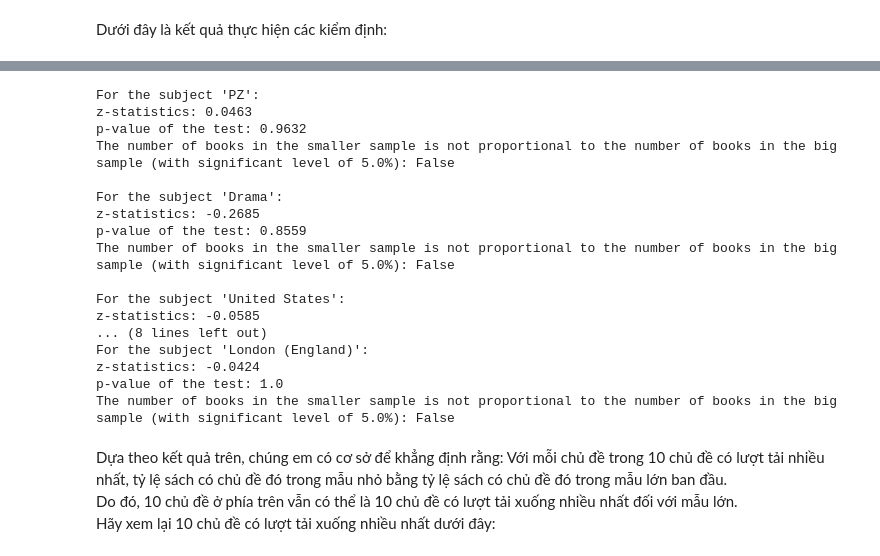
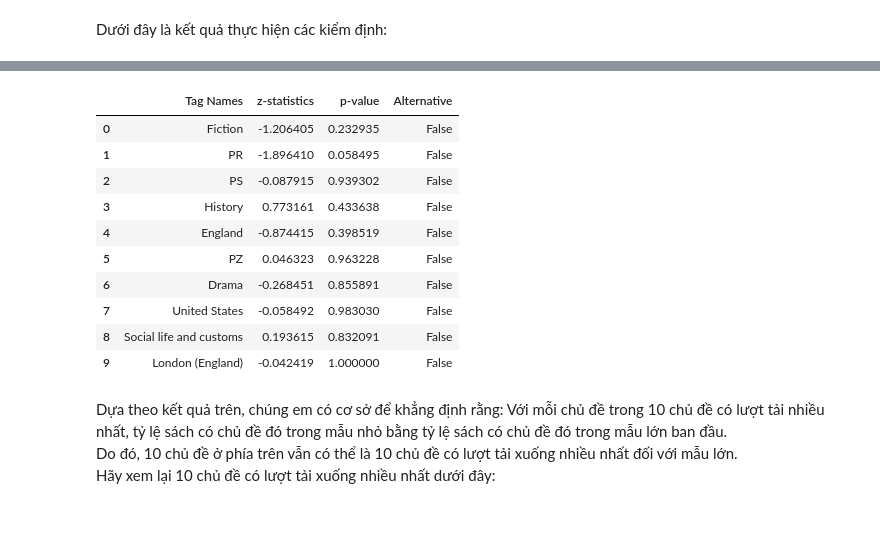
Before and after one commit to TempWiz/I2DS---Final-Project-Book-Recommandation-System, a Jupyter notebook: I2DS_22120295_HMQuang.ipynb, the cells around one changed output, grey strips where cells are left out. Saved outputs shown, nothing was run; the diff lists cells and outputs as text; code cells hidden in the pictures; blank space fills up the shorter version.

```diff
--- a/I2DS_22120295_HMQuang.ipynb
+++ b/I2DS_22120295_HMQuang.ipynb
@@ -414,3 +432,14 @@ for subject in top_10_subjects:
                                         population_prop[-1], 'two-sided'))
 # %% [markdown]
 Dưới đây là kết quả thực hiện các kiểm định:
+# %%
+z_stats = [0] * 10
+
+for i in range(5):
+    z_stats[i] = (test_results[i].statistic - population_prop[i]
+               ) * np.sqrt(len(sample)) / np.sqrt(population_prop[i] * (1 - population_prop[i]))
+    print(f'For the subject \'{top_10_subjects[i]}\':')
+    print(f'z-statistics: {round(z_stats[i], 4)}')
+    print(f'p-value: {round(test_results[i].pvalue, 4)}')
+    print(f'The number of books in the smaller sample is not proportional to the number of books in the big sample '
+          + f'(with significant level of {round(significant_lvl * 100, 2)}%): {test_results[i].pvalue <= significant_lvl}\n')
@@ -417,10 +464,10 @@ Dưới đây là kết quả thực hiện các kiểm định:
 # %%
-for i in range(5):
-    z_stats = (test_results[i].statistic - population_prop[i]
+for i in range(5, 10):
+    z_stats[i] = (test_results[i].statistic - population_prop[i]
                ) * np.sqrt(len(sample)) / np.sqrt(population_prop[i] * (1 - population_prop[i]))
     print(f'For the subject \'{top_10_subjects[i]}\':')
-    print(f'z-statistics: {round(z_stats, 4)}')
-    print(f'p-value of the test: {round(test_results[i].pvalue, 4)}')
+    print(f'z-statistics: {round(z_stats[i], 4)}')
+    print(f'p-value: {round(test_results[i].pvalue, 4)}')
     print(f'The number of books in the smaller sample is not proportional to the number of books in the big sample '
           + f'(with significant level of {round(significant_lvl * 100, 2)}%): {test_results[i].pvalue <= significant_lvl}\n')
 # %% [output]
@@ -443,31 +490,24 @@ p-value of the test: 0.3985
 The number of books in the smaller sample is not proportional to the number of books in the big sample (with significant level of 5.0%): False
-# %%
-for i in range(5, 10):
-    z_stats = (test_results[i].statistic - population_prop[i]
-               ) * np.sqrt(len(sample)) / np.sqrt(population_prop[i] * (1 - population_prop[i]))
-    print(f'For the subject \'{top_10_subjects[i]}\':')
-    print(f'z-statistics: {round(z_stats, 4)}')
-    print(f'p-value of the test: {round(test_results[i].pvalue, 4)}')
-    print(f'The number of books in the smaller sample is not proportional to the number of books in the big sample '
-          + f'(with significant level of {round(significant_lvl * 100, 2)}%): {test_results[i].pvalue <= significant_lvl}\n')
-# %% [output]
-For the subject 'PZ':
-z-statistics: 0.0463
-p-value of the test: 0.9632
-The number of books in the smaller sample is not proportional to the number of books in the big sample (with significant level of 5.0%): False
-
-For the subject 'Drama':
-z-statistics: -0.2685
-p-value of the test: 0.8559
-The number of books in the smaller sample is not proportional to the number of books in the big sample (with significant level of 5.0%): False
-
-For the subject 'United States':
-z-statistics: -0.0585
-... (8 lines left out)
-For the subject 'London (England)':
-z-statistics: -0.0424
-p-value of the test: 1.0
-The number of books in the smaller sample is not proportional to the number of books in the big sample (with significant level of 5.0%): False
+# %%
+result_df = pd.DataFrame({
+    'Tag Names': top_10_subjects,
+    'z-statistics': z_stats,
+    'p-value': [test_results[i].pvalue for i in range(10)],
+    'Alternative': [test_results[i].pvalue <= significant_lvl for i in range(10)]
+})
+result_df
+# %% [output]
+|  | Tag Names | z-statistics | p-value | Alternative |
+| 0 | Fiction | -1.206405 | 0.232935 | False |
+| 1 | PR | -1.896410 | 0.058495 | False |
+| 2 | PS | -0.087915 | 0.939302 | False |
+| 3 | History | 0.773161 | 0.433638 | False |
+| 4 | England | -0.874415 | 0.398519 | False |
+| 5 | PZ | 0.046323 | 0.963228 | False |
+| 6 | Drama | -0.268451 | 0.855891 | False |
+| 7 | United States | -0.058492 | 0.983030 | False |
+| 8 | Social life and customs | 0.193615 | 0.832091 | False |
+| 9 | London (England) | -0.042419 | 1.000000 | False |
 # %% [markdown]
 Dựa theo kết quả trên, chúng em có cơ sở để khẳng định rằng: Với mỗi chủ đề trong 10 chủ đề có lượt tải nhiều nhất, tỷ lệ sách có chủ đề đó trong mẫu nhỏ bằng tỷ lệ sách có chủ đề đó trong mẫu lớn ban đầu.
 Do đó, 10 chủ đề ở phía trên vẫn có thể là 10 chủ đề có lượt tải xuống nhiều nhất đối với mẫu lớn.
```
Also changed, not shown: parts of 9 cells of this notebook.
